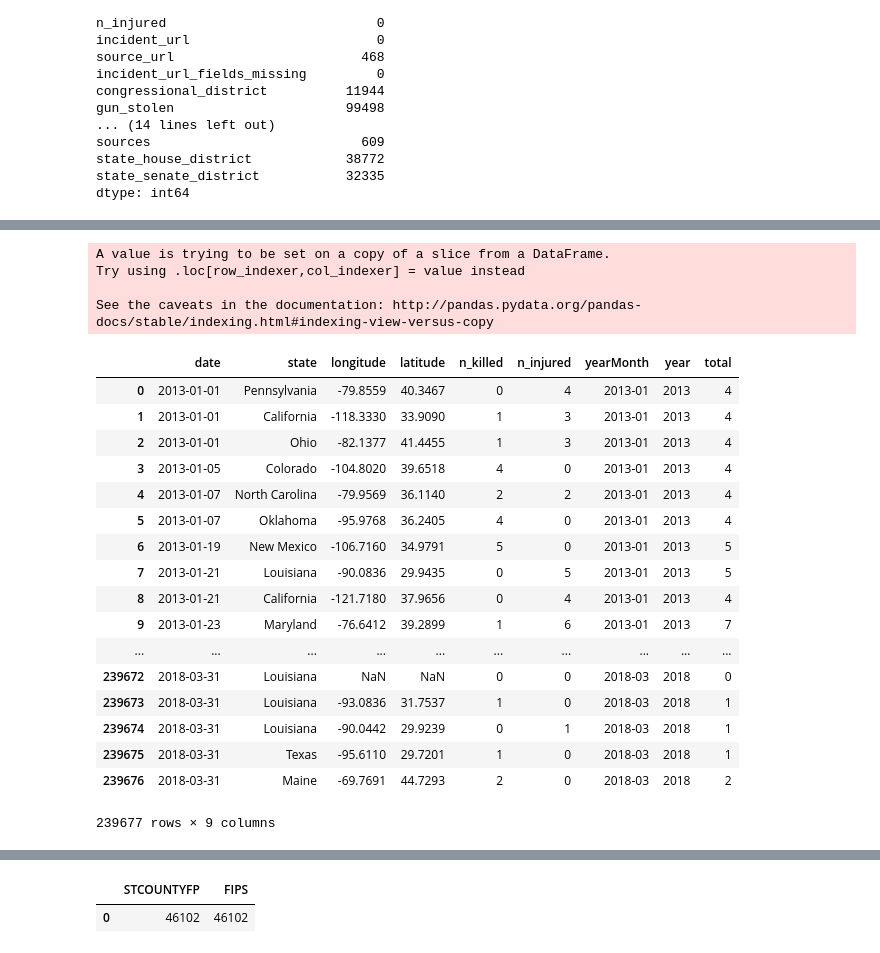
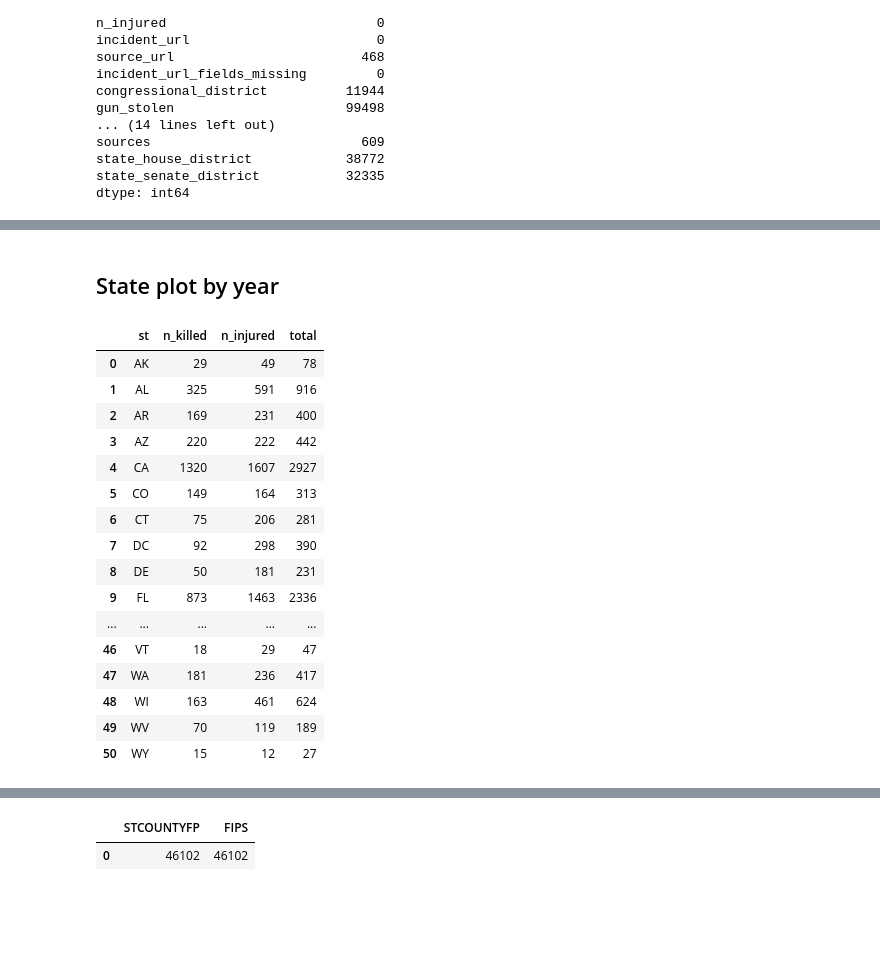
Before and after one commit to lambda-build-gvhm/gvhm-ds, a Jupyter notebook: Gun_Violence_Data.ipynb, the cells around one changed output, grey strips where cells are left out. Drawn from its saved outputs; the diff is of its cells as text; code cells hidden in the pictures; blank space fills up the shorter version.

Commit message:
Day 3 updates
Year plots by state & county
Functional and visual updates to all plots

```diff
--- a/Gun_Violence_Data.ipynb
+++ b/Gun_Violence_Data.ipynb
@@ -193,28 +177,26 @@ See the caveats in the documentation: http://pandas.pydata.org/pandas-docs/stabl
+# %% [markdown]
+## State plot by year
 # %%
-# df_ll = df_ll.groupby(['st'], as_index='True')['n_killed','n_injured'].sum()
-df_ll['total'] = df_ll['n_killed'] + df_ll['n_injured']
-# df_state.reset_index(inplace=True)
-df_ll
+state_14 = df_new[(df_new['date'] >= '2014-01-01') & (df_new['date'] < '2015-01-01')]
+state_14 = state_14.groupby(['st'], as_index='True')['n_killed','n_injured'].sum()
+state_14['total'] = state_14['n_killed'] + state_14['n_injured']
+state_14.reset_index(inplace=True)
+state_14
 # %% [output]
-A value is trying to be set on a copy of a slice from a DataFrame.
-Try using .loc[row_indexer,col_indexer] = value instead
-
-See the caveats in the documentation: http://pandas.pydata.org/pandas-docs/stable/indexing.html#indexing-view-versus-copy
-|  | date | state | longitude | latitude | n_killed | n_injured | yearMonth | year | total |
-| 0 | 2013-01-01 | Pennsylvania | -79.8559 | 40.3467 | 0 | 4 | 2013-01 | 2013 | 4 |
-| 1 | 2013-01-01 | California | -118.3330 | 33.9090 | 1 | 3 | 2013-01 | 2013 | 4 |
-| 2 | 2013-01-01 | Ohio | -82.1377 | 41.4455 | 1 | 3 | 2013-01 | 2013 | 4 |
-| 3 | 2013-01-05 | Colorado | -104.8020 | 39.6518 | 4 | 0 | 2013-01 | 2013 | 4 |
-| 4 | 2013-01-07 | North Carolina | -79.9569 | 36.1140 | 2 | 2 | 2013-01 | 2013 | 4 |
-| 5 | 2013-01-07 | Oklahoma | -95.9768 | 36.2405 | 4 | 0 | 2013-01 | 2013 | 4 |
-| 6 | 2013-01-19 | New Mexico | -106.7160 | 34.9791 | 5 | 0 | 2013-01 | 2013 | 5 |
-| 7 | 2013-01-21 | Louisiana | -90.0836 | 29.9435 | 0 | 5 | 2013-01 | 2013 | 5 |
-| 8 | 2013-01-21 | California | -121.7180 | 37.9656 | 0 | 4 | 2013-01 | 2013 | 4 |
-| 9 | 2013-01-23 | Maryland | -76.6412 | 39.2899 | 1 | 6 | 2013-01 | 2013 | 7 |
-| ... | ... | ... | ... | ... | ... | ... | ... | ... | ... |
-| 239672 | 2018-03-31 | Louisiana | NaN | NaN | 0 | 0 | 2018-03 | 2018 | 0 |
-| 239673 | 2018-03-31 | Louisiana | -93.0836 | 31.7537 | 1 | 0 | 2018-03 | 2018 | 1 |
-| 239674 | 2018-03-31 | Louisiana | -90.0442 | 29.9239 | 0 | 1 | 2018-03 | 2018 | 1 |
-| 239675 | 2018-03-31 | Texas | -95.6110 | 29.7201 | 1 | 0 | 2018-03 | 2018 | 1 |
-| 239676 | 2018-03-31 | Maine | -69.7691 | 44.7293 | 2 | 0 | 2018-03 | 2018 | 2 |
+|  | st | n_killed | n_injured | total |
+| 0 | AK | 29 | 49 | 78 |
+| 1 | AL | 325 | 591 | 916 |
+| 2 | AR | 169 | 231 | 400 |
+| 3 | AZ | 220 | 222 | 442 |
+| 4 | CA | 1320 | 1607 | 2927 |
+| 5 | CO | 149 | 164 | 313 |
+| 6 | CT | 75 | 206 | 281 |
+| 7 | DC | 92 | 298 | 390 |
+| 8 | DE | 50 | 181 | 231 |
+| 9 | FL | 873 | 1463 | 2336 |
+| ... | ... | ... | ... | ... |
+| 46 | VT | 18 | 29 | 47 |
+| 47 | WA | 181 | 236 | 417 |
+| 48 | WI | 163 | 461 | 624 |
+| 49 | WV | 70 | 119 | 189 |
+| 50 | WY | 15 | 12 | 27 |
-239677 rows × 9 columns
```
Also changed, not shown: parts of 40 cells of this notebook.
